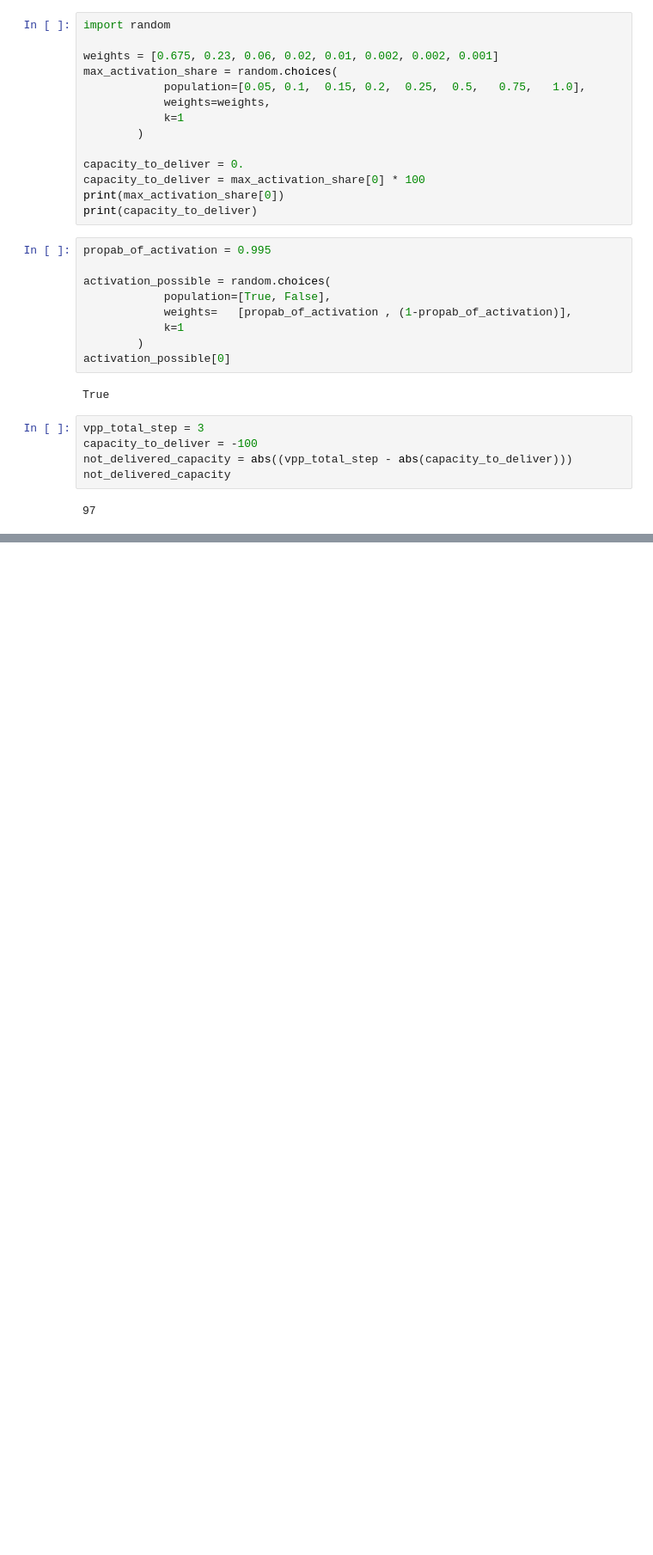
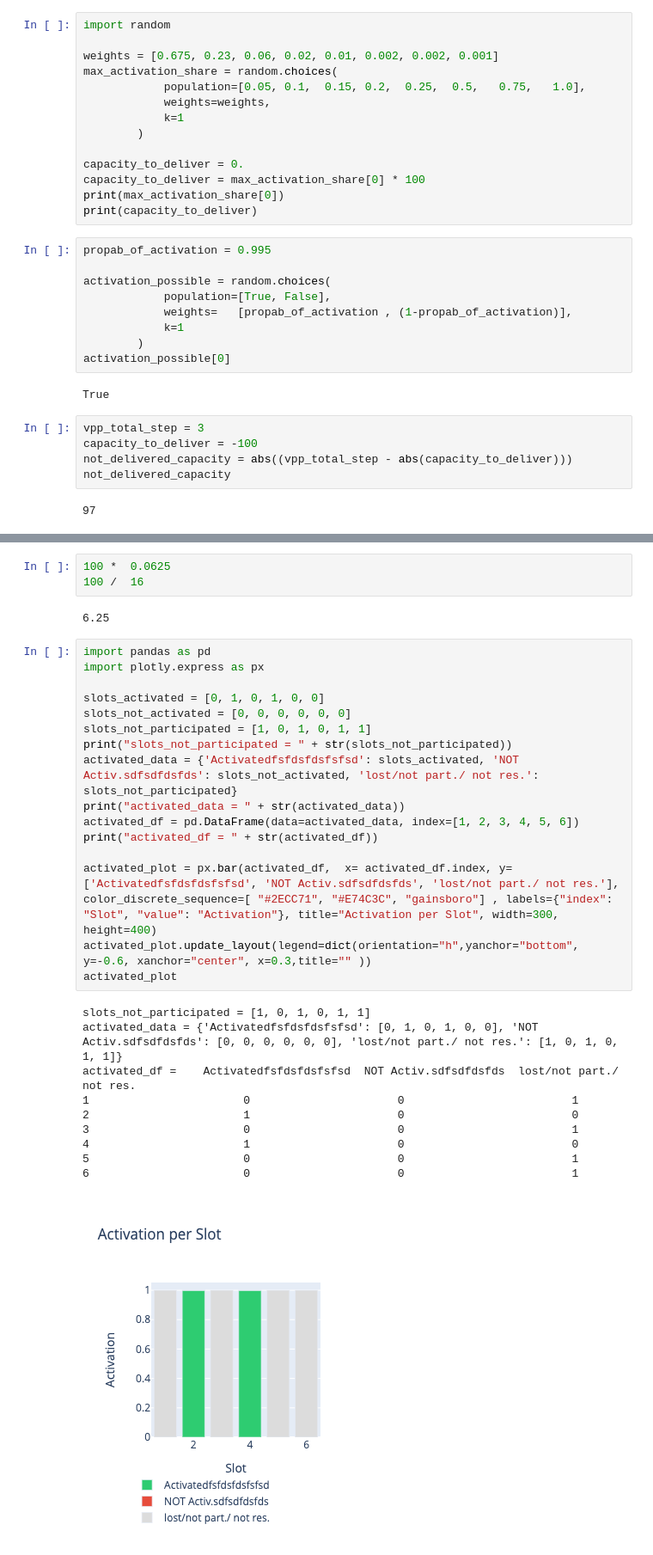
Before and after one commit to jlp237/MA-VPP-RL-bidding, a Jupyter notebook: archive/Archive.ipynb, the cells around one changed output, grey strips where cells are left out. Shown at 86% size. Cells and saved outputs as stored; diff of their text form; blank space fills up the shorter version.

Commit message:
new activation , new metrics, new plots

```diff
--- a/archive/Archive.ipynb
+++ b/archive/Archive.ipynb
@@ -1626,0 +1661,32 @@ not_delivered_capacity
+# %%
+100 *  0.0625
+100 /  16
+# %% [output]
+6.25
+# %%
+import pandas as pd
+import plotly.express as px
+
+slots_activated = [0, 1, 0, 1, 0, 0]
+slots_not_activated = [0, 0, 0, 0, 0, 0]
+slots_not_participated = [1, 0, 1, 0, 1, 1]
+print("slots_not_participated = " + str(slots_not_participated))
+activated_data = {'Activatedfsfdsfdsfsfsd': slots_activated, 'NOT Activ.sdfsdfdsfds': slots_not_activated, 'lost/not part./ not res.': slots_not_participated}
+print("activated_data = " + str(activated_data))
+activated_df = pd.DataFrame(data=activated_data, index=[1, 2, 3, 4, 5, 6])
+print("activated_df = " + str(activated_df))
+
+activated_plot = px.bar(activated_df,  x= activated_df.index, y=['Activatedfsfdsfdsfsfsd', 'NOT Activ.sdfsdfdsfds', 'lost/not part./ not res.'], color_discrete_sequence=[ "#2ECC71", "#E74C3C", "gainsboro"] , labels={"index": "Slot", "value": "Activation"}, title="Activation per Slot", width=300, height=400)
+activated_plot.update_layout(legend=dict(orientation="h",yanchor="bottom", y=-0.6, xanchor="center", x=0.3,title="" ))
+activated_plot
+# %% [output]
+slots_not_participated = [1, 0, 1, 0, 1, 1]
+activated_data = {'Activatedfsfdsfdsfsfsd': [0, 1, 0, 1, 0, 0], 'NOT Activ.sdfsdfdsfds': [0, 0, 0, 0, 0, 0], 'lost/not part./ not res.': [1, 0, 1, 0, 1, 1]}
+activated_df =    Activatedfsfdsfdsfsfsd  NOT Activ.sdfsdfdsfds  lost/not part./ not res.
+1                       0                      0                         1
+2                       1                      0                         0
+3                       0                      0                         1
+4                       1                      0                         0
+5                       0                      0                         1
+6                       0                      0                         1
+[figure, added]
```
Also changed, not shown: parts of 6 cells of this notebook, 14 other files.
